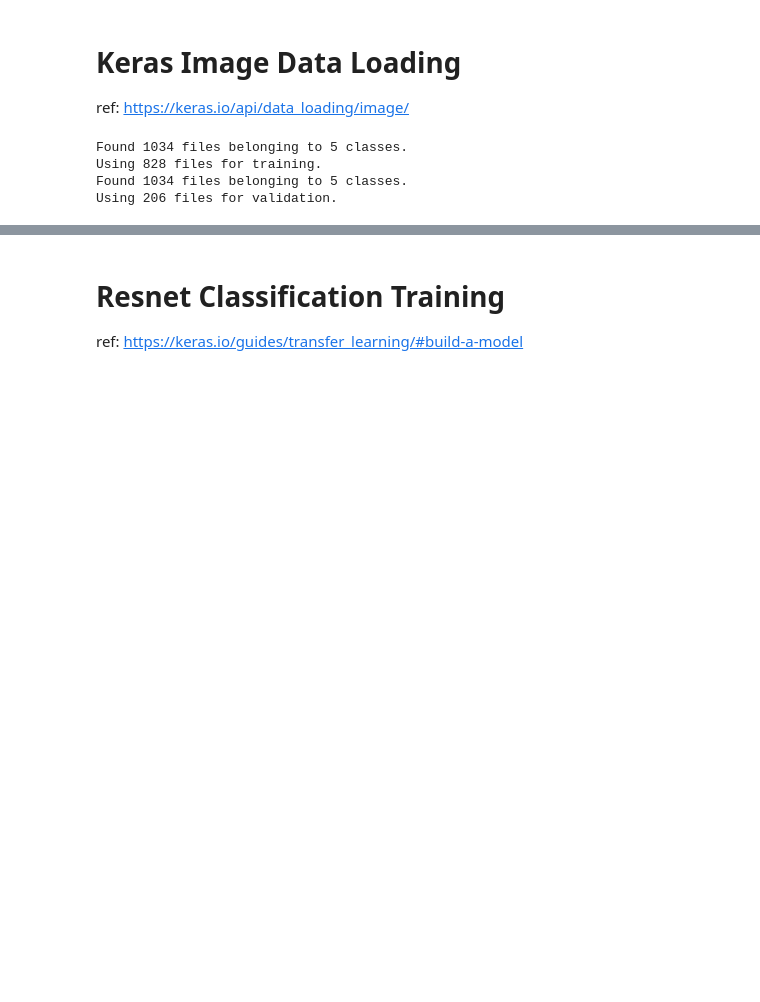
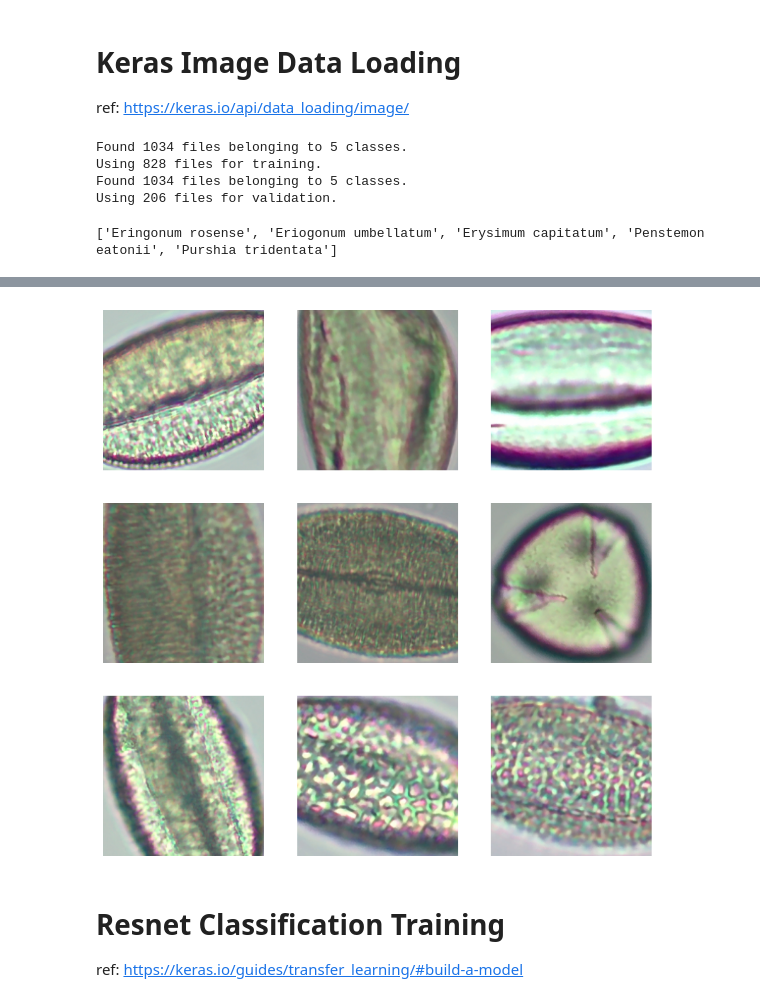
Before and after one commit to wristi/Capstone, a Jupyter notebook: tyler_avery/classification_training.ipynb, the cells around one changed output, grey strips where cells are left out. Cells and saved outputs as stored; diff of their text form; code cells hidden in the pictures; blank space fills up the shorter version.

```diff
--- a/tyler_avery/classification_training.ipynb
+++ b/tyler_avery/classification_training.ipynb
@@ -70,3 +70,17 @@ Found 1034 files belonging to 5 classes.
 Using 828 files for training.
 Found 1034 files belonging to 5 classes.
 Using 206 files for validation.
+# %%
+class_names = train_dataset.class_names
+print(class_names)
+# %% [output]
+['Eringonum rosense', 'Eriogonum umbellatum', 'Erysimum capitatum', 'Penstemon eatonii', 'Purshia tridentata']
+# %%
+
+plt.figure(figsize=(10, 10))
+for images, labels in train_dataset.take(1):
+    for i in range(9):
+        ax = plt.subplot(3, 3, i + 1)
+        plt.imshow(images[i].numpy().astype("uint8"))
+        plt.axis("off")
+# %% [output]
@@ -73,3 +91,4 @@ Using 206 files for validation.
+[figure, added]
 # %% [markdown]
 # Resnet Classification Training
 ref: https://keras.io/guides/transfer_learning/#build-a-model
```
Also changed, not shown: parts of 3 cells of this notebook, 2 other files.
